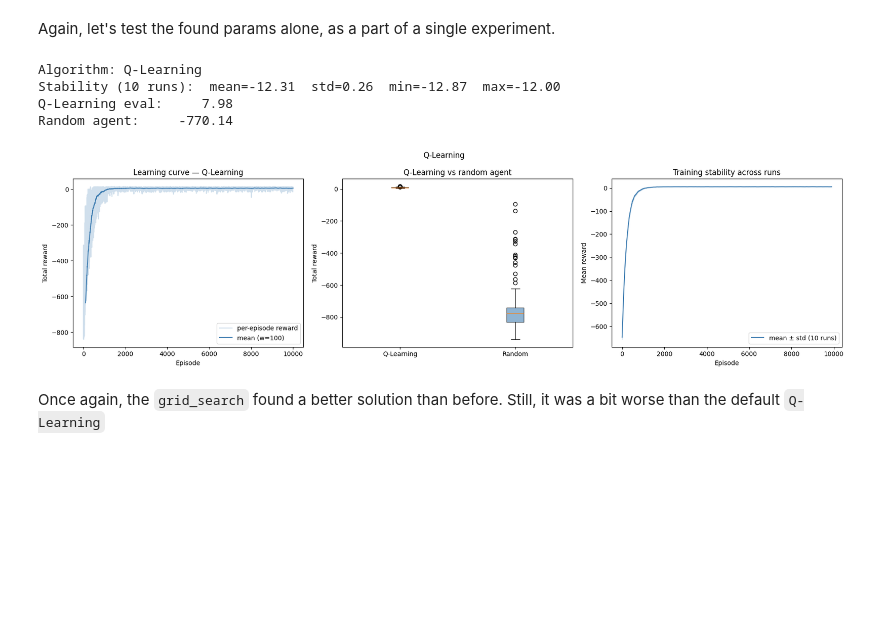
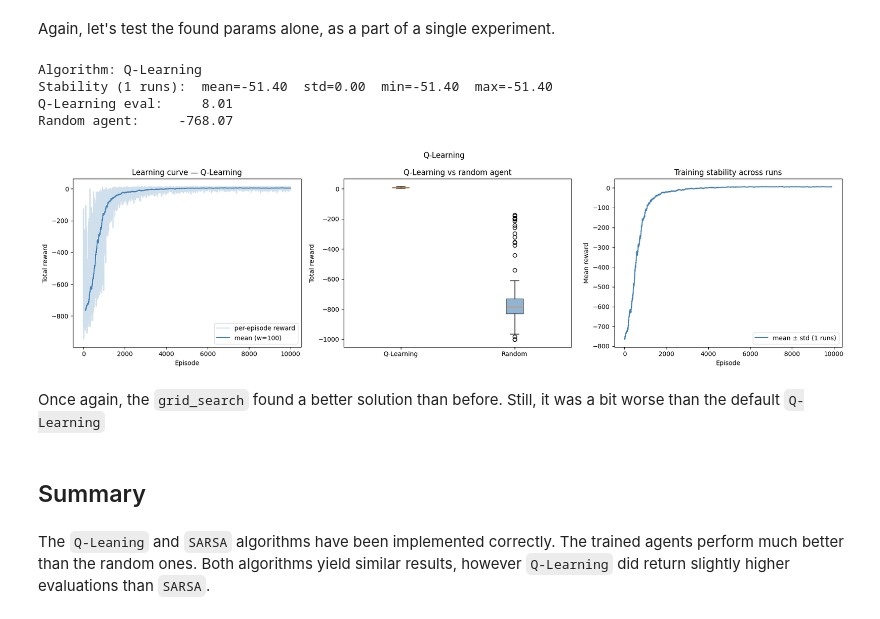
Before and after one commit to pitkwiecien/MachineLearning, a Jupyter notebook: ReinforcementLearning/ReinforcementLearning.ipynb, the cells around one changed output. Saved outputs shown, nothing was run; the diff lists cells and outputs as text; code cells hidden in the pictures; blank space fills up the shorter version.

Commit message:
Made final changes to ReinforcementLearning.ipynb

```diff
--- a/ReinforcementLearning/ReinforcementLearning.ipynb
+++ b/ReinforcementLearning/ReinforcementLearning.ipynb
@@ -221,19 +221,23 @@ Again, let's test the found params alone, as a part of a single experiment.
 # %%
 config = TrainingConfig(
     alpha=0.1,
     gamma=0.999,
     epsilon_decay=0.9995,
     epsilon_end=0.05
 )
-experiment = Experiment("Taxi-v4", config=TrainingConfig(), n_runs=10)
+experiment = Experiment("Taxi-v4", config=config, n_runs=1)
 experiment.run(eval_episodes=500)
 experiment.print_summary()
 experiment.plot_all()
 # %% [output]
 Algorithm: Q-Learning
-Stability (10 runs):  mean=-12.31  std=0.26  min=-12.87  max=-12.00
-Q-Learning eval:     7.98
-Random agent:     -770.14
+Stability (1 runs):  mean=-51.40  std=0.00  min=-51.40  max=-51.40
+Q-Learning eval:     8.01
+Random agent:     -768.07
-[figure, old version]
+[figure, new version]
 # %% [markdown]
 Once again, the `grid_search` found a better solution than before. Still, it was a bit worse than the default `Q-Learning`
+# %% [markdown]
+## Summary
+# %% [markdown]
+The `Q-Leaning` and `SARSA` algorithms have been implemented correctly. The trained agents perform much better than the random ones. Both algorithms yield similar results, however `Q-Learning` did return slightly higher evaluations than `SARSA`.
```
Also changed, not shown: parts of 2 cells of this notebook.
